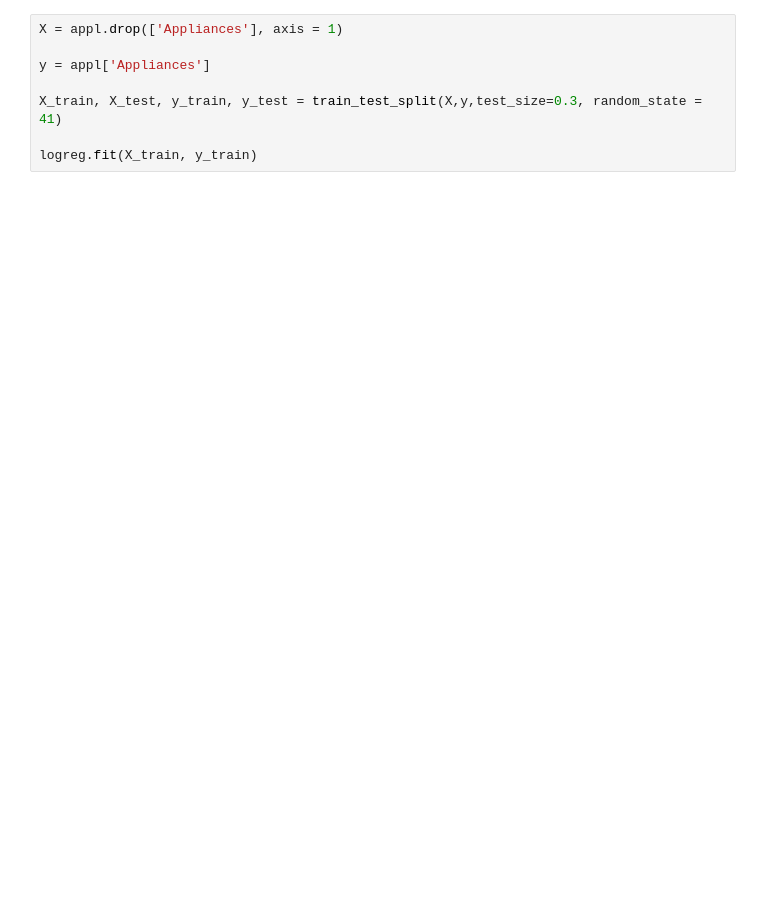
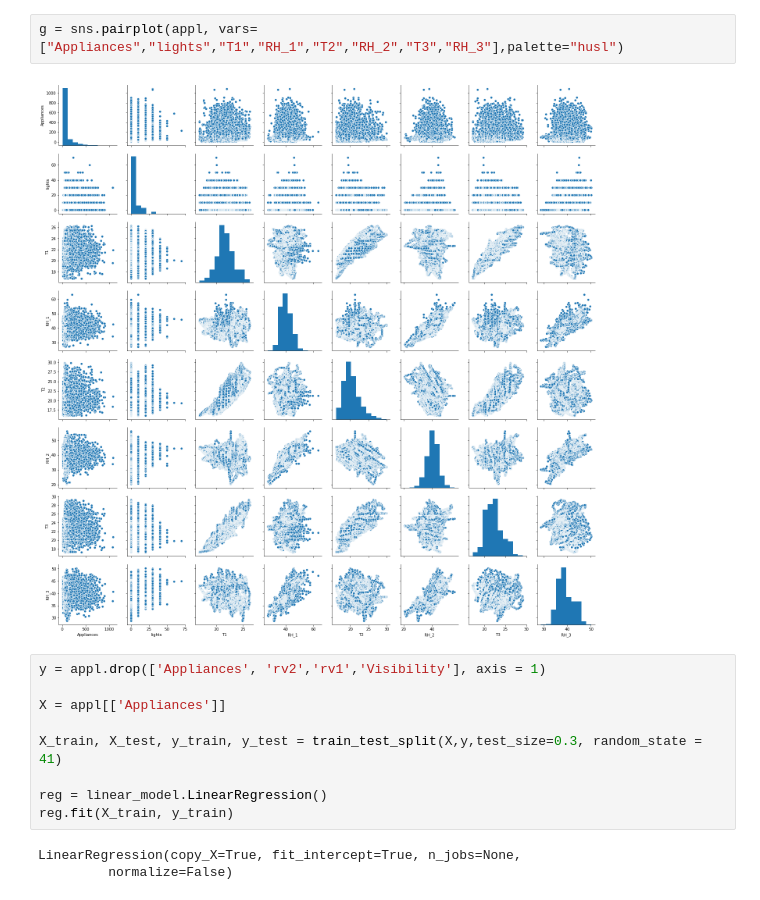
Before and after one commit to Phllips/Portfolio, a Jupyter notebook: Untitled.ipynb, the cells around one changed output. Cells and saved outputs as stored; diff of their text form; blank space fills up the shorter version.

```diff
--- a/Untitled.ipynb
+++ b/Untitled.ipynb
@@ -26,8 +42,16 @@ ax = sns.boxplot(data = appl, x = 'Appliances', orient='h')
+# %%
+g = sns.pairplot(appl, vars=["Appliances","lights","T1","RH_1","T2","RH_2","T3","RH_3"],palette="husl")
+# %% [output]
+[figure, added]
 # %%
-X = appl.drop(['Appliances'], axis = 1)
+y = appl.drop(['Appliances', 'rv2','rv1','Visibility'], axis = 1)
 
-y = appl['Appliances']
+X = appl[['Appliances']]
 
 X_train, X_test, y_train, y_test = train_test_split(X,y,test_size=0.3, random_state = 41)
 
-logreg.fit(X_train, y_train)
+reg = linear_model.LinearRegression()
+reg.fit(X_train, y_train)
+# %% [output]
+LinearRegression(copy_X=True, fit_intercept=True, n_jobs=None,
+         normalize=False)
```
Also changed, not shown: parts of 7 cells of this notebook.
